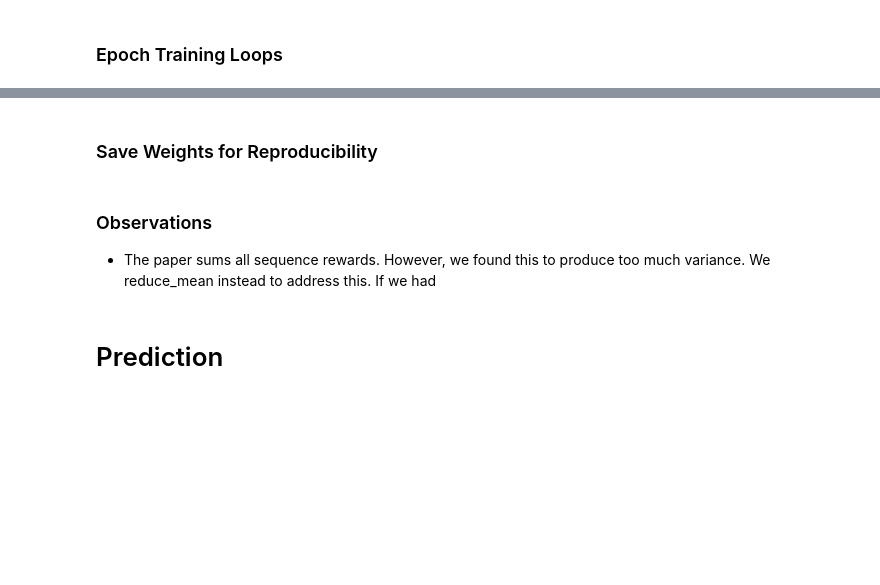
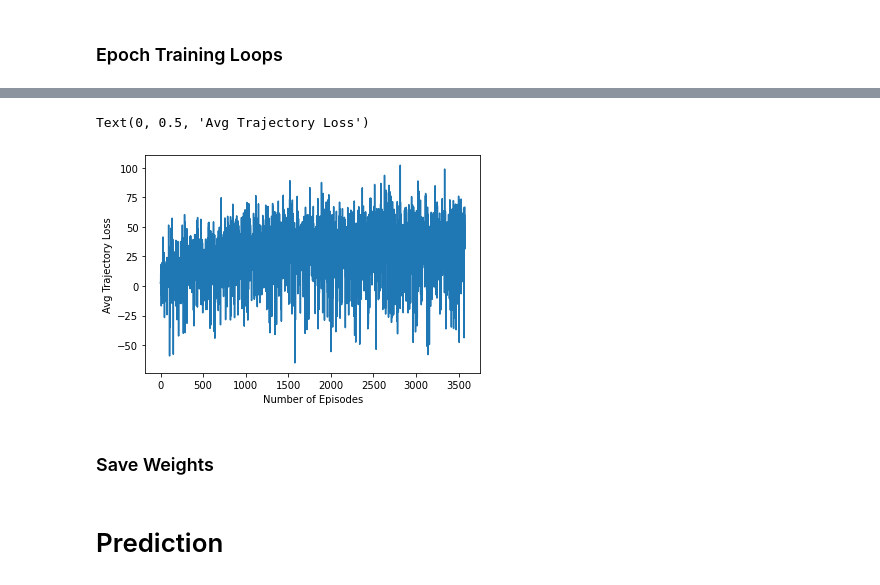
Before and after one commit to da2985/e6885-adnet, a Jupyter notebook: reinforce.ipynb, the cells around one changed output, grey strips where cells are left out. Saved outputs shown, nothing was run; the diff lists cells and outputs as text; code cells hidden in the pictures; blank space fills up the shorter version.

```diff
--- a/reinforce.ipynb
+++ b/reinforce.ipynb
@@ -878,12 +868,6 @@ def epochs_train(model: ADNET, opt: tf.keras.optimizers.Optimizer,
       print("#################################################")
       print("#################################################")
 
-
-      if i > 200:
-        # checkpointing :()
-        dt_string = datetime.now().strftime("%d-%m-%Y_%H%M%S")
-        model.save('derek_models/{0}'.format(dt_string))
-
     losses[e] = epoch_loss
 
   print("Finished Training On: {0}".format(datasets))
@@ -902,4 +877,20 @@ adnet_model.layers[-3].trainable=False
 # %%
+adnet_model = ADNET()
+adnet_model.build()
+#YIFAN_WEIGHTS_PATH = "yifanweights.mat"
+#weights = hdf5storage.loadmat(YIFAN_WEIGHTS_PATH)
+#adnet_model = setWeights(adnet_model,weights,weights)
+adnet_model.load_weights("/content/gdrive/MyDrive/my_model_sl1")
+adnet_model.layers[-3].trainable=False
+# adnet_model.layers[0].trainable=False
+# adnet_model.layers[1].trainable=False
+# adnet_model.layers[2].trainable=False
+# adnet_model.layers[3].trainable=False
+# adnet_model.layers[4].trainable=False
+# adnet_model.layers[5].trainable=False
+
+
+# TO RELOAD WEIGHTS
 # SAVED_MODEL_PATH = "derek_models/19-12-2021_060516"
 # loaded_model = tf.keras.models.load_model(SAVED_MODEL_PATH,
 #                                          custom_objects={"ADNET": ADNET},
@@ -907,8 +898,15 @@ adnet_model.layers[-3].trainable=False
 # loaded_model.compile(optimizer=Adam(learning_rate=LEARNING_RATE))
 # adnet_model.set_weights(loaded_model.get_weights())
 # %%
+# rand_idx = 37
+#N_VIDEOS = 3
+#datasets = np.random.choice(len(ALL_DATASETS_LIST), size=N_VIDEOS, replace=False)
+#datasets = list(map(lambda rand_idx: ALL_DATASETS_LIST[rand_idx], datasets))
+
 N_VIDEOS = 1
-datasets = np.random.choice(len(ALL_DATASETS_LIST), size=N_VIDEOS, replace=False)
-datasets = list(map(lambda rand_idx: ALL_DATASETS_LIST[rand_idx], datasets))
-print("Training on datasets: {0}".format(datasets))
+datasets = [ALL_DATASETS_LIST[2]]
+
+model, losses = epochs_train(adnet_model, Adam(learning_rate=LEARNING_RATE),
+                             datasets, epochs=N_EPOCHS, retry_count=N_RETRIES,
+                             randomize=RANDOMIZE_TRAINING)
 # %% [output]
@@ -945,3 +940,11 @@ plt.ylabel('Avg Trajectory Loss')
-# %% [markdown]
-### Save Weights for Reproducibility
+# %%
+# Plot losses
+fig = plt.figure()
+all_losses = np.concatenate([v for _, v in losses.items()])
+plt.plot(np.arange(len(all_losses)), all_losses)
+plt.xlabel('Number of Episodes')
+plt.ylabel('Avg Trajectory Loss')
+# %% [output]
+Text(0, 0.5, 'Avg Trajectory Loss')
+[figure, added]
 # %%
@@ -1013,7 +1008,5 @@ for e in losses:
   plt.plot(np.arange(len(ious)), ious)
 plt.xlabel('Frame')
 plt.ylabel('IOU')
-# %% [markdown]
-### Observations
-
-* The paper sums all sequence rewards. However, we found this to produce too much variance. We reduce_mean instead to address this. If we had
+# %% [markdown]
+### Save Weights
```
Also changed, not shown: parts of 18 cells of this notebook.
